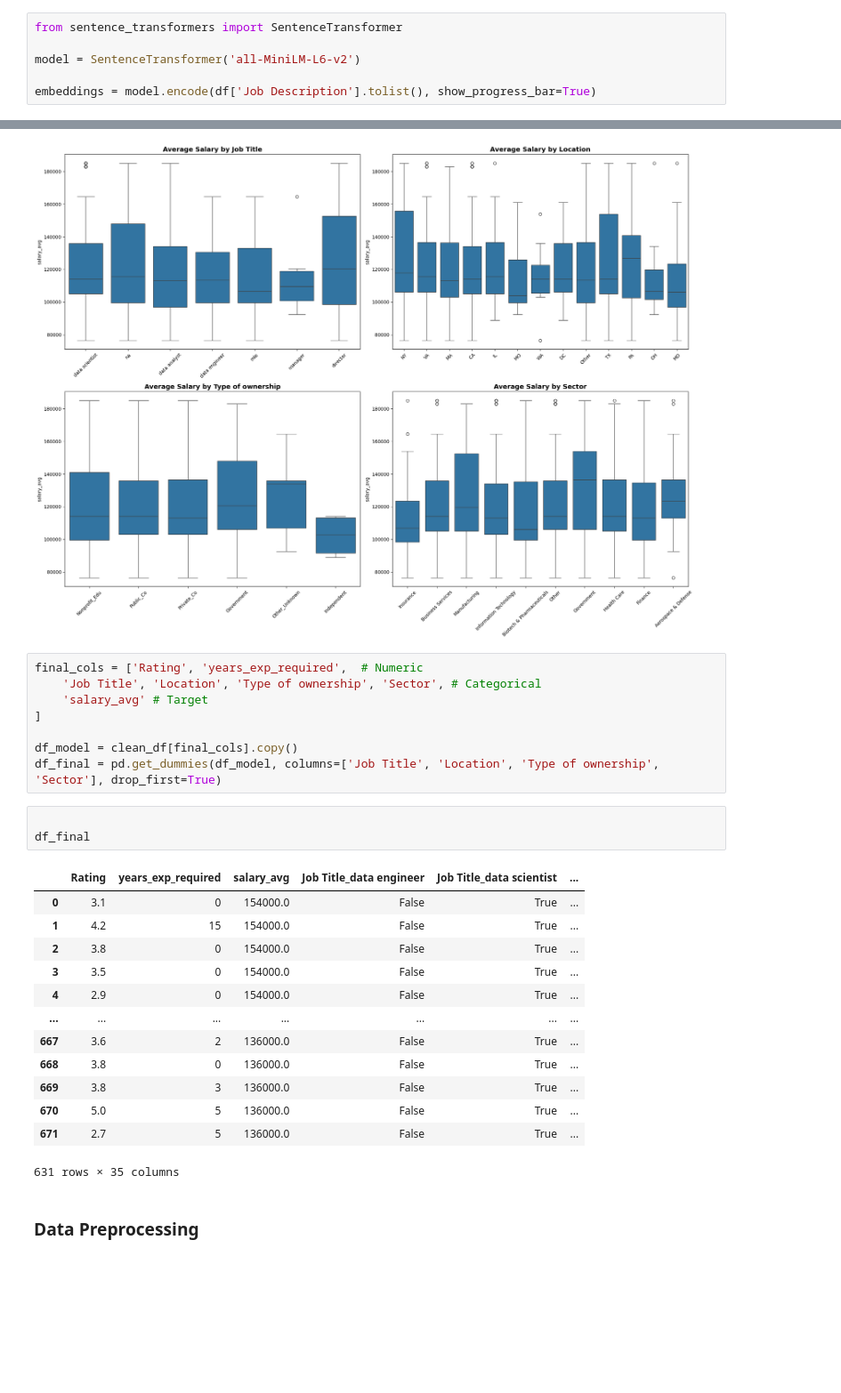
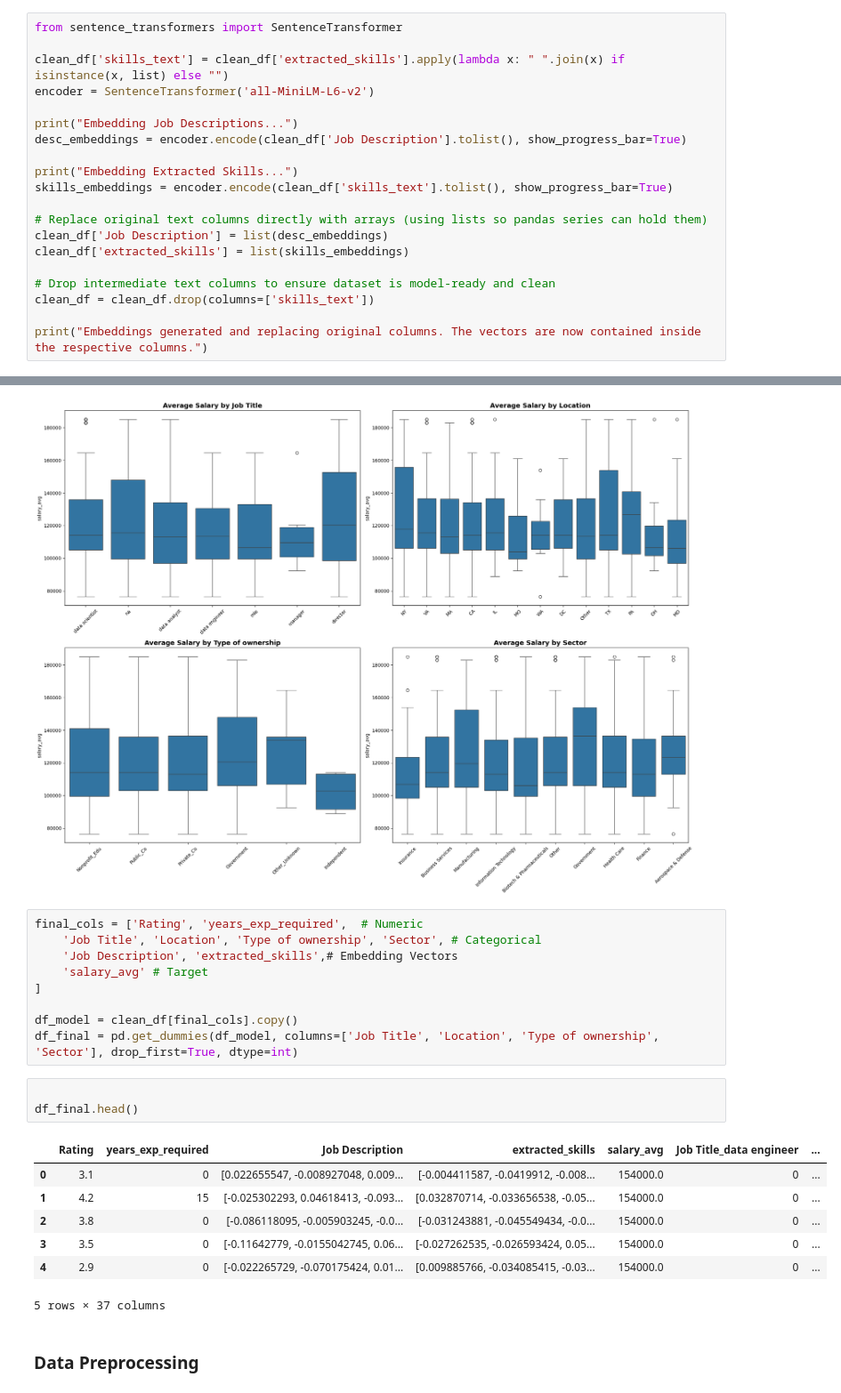
Before and after one commit to codehass/HR-Pulse, a Jupyter notebook: ml/eda.ipynb, the cells around one changed output, grey strips where cells are left out. Shown at 89% size. Saved outputs shown, nothing was run; the diff lists cells and outputs as text; blank space fills up the shorter version.

```diff
--- a/ml/eda.ipynb
+++ b/ml/eda.ipynb
@@ -259,9 +262,23 @@ clean_df['years_exp_required'] = clean_df['Job Description'].apply(get_experienc
 # %%
 from sentence_transformers import SentenceTransformer
 
-model = SentenceTransformer('all-MiniLM-L6-v2')
+clean_df['skills_text'] = clean_df['extracted_skills'].apply(lambda x: " ".join(x) if isinstance(x, list) else "")
+encoder = SentenceTransformer('all-MiniLM-L6-v2')
 
-embeddings = model.encode(df['Job Description'].tolist(), show_progress_bar=True)
+print("Embedding Job Descriptions...")
+desc_embeddings = encoder.encode(clean_df['Job Description'].tolist(), show_progress_bar=True)
+
+print("Embedding Extracted Skills...")
+skills_embeddings = encoder.encode(clean_df['skills_text'].tolist(), show_progress_bar=True)
+
+# Replace original text columns directly with arrays (using lists so pandas series can hold them)
+clean_df['Job Description'] = list(desc_embeddings)
+clean_df['extracted_skills'] = list(skills_embeddings)
+
+# Drop intermediate text columns to ensure dataset is model-ready and clean
+clean_df = clean_df.drop(columns=['skills_text'])
+
+print("Embeddings generated and replacing original columns. The vectors are now contained inside the respective columns.")
 # %% [output]
 BertModel LOAD REPORT from: sentence-transformers/all-MiniLM-L6-v2
 Key                     | Status     |  |
@@ -733,28 +736,23 @@ plt.show()
 # %%
 final_cols = ['Rating', 'years_exp_required',  # Numeric
     'Job Title', 'Location', 'Type of ownership', 'Sector', # Categorical
+    'Job Description', 'extracted_skills',# Embedding Vectors
     'salary_avg' # Target
 ]
 
 df_model = clean_df[final_cols].copy()
-df_final = pd.get_dummies(df_model, columns=['Job Title', 'Location', 'Type of ownership', 'Sector'], drop_first=True)
+df_final = pd.get_dummies(df_model, columns=['Job Title', 'Location', 'Type of ownership', 'Sector'], drop_first=True, dtype=int)
 # %%
 
-df_final
+df_final.head()
 # %% [output]
-|  | Rating | years_exp_required | salary_avg | Job Title_data engineer | Job Title_data scientist | ... |
-| 0 | 3.1 | 0 | 154000.0 | False | True | ... |
-| 1 | 4.2 | 15 | 154000.0 | False | True | ... |
-| 2 | 3.8 | 0 | 154000.0 | False | True | ... |
-| 3 | 3.5 | 0 | 154000.0 | False | True | ... |
-| 4 | 2.9 | 0 | 154000.0 | False | True | ... |
-| ... | ... | ... | ... | ... | ... | ... |
-| 667 | 3.6 | 2 | 136000.0 | False | True | ... |
-| 668 | 3.8 | 0 | 136000.0 | False | True | ... |
-| 669 | 3.8 | 3 | 136000.0 | False | True | ... |
-| 670 | 5.0 | 5 | 136000.0 | False | True | ... |
-| 671 | 2.7 | 5 | 136000.0 | False | True | ... |
+|  | Rating | years_exp_required | Job Description | extracted_skills | salary_avg | Job Title_data engineer | ... |
+| 0 | 3.1 | 0 | [0.022655547, -0.008927048, 0.009... | [-0.004411587, -0.0419912, -0.008... | 154000.0 | 0 | ... |
+| 1 | 4.2 | 15 | [-0.025302293, 0.04618413, -0.093... | [0.032870714, -0.033656538, -0.05... | 154000.0 | 0 | ... |
+| 2 | 3.8 | 0 | [-0.086118095, -0.005903245, -0.0... | [-0.031243881, -0.045549434, -0.0... | 154000.0 | 0 | ... |
+| 3 | 3.5 | 0 | [-0.11642779, -0.0155042745, 0.06... | [-0.027262535, -0.026593424, 0.05... | 154000.0 | 0 | ... |
+| 4 | 2.9 | 0 | [-0.022265729, -0.070175424, 0.01... | [0.009885766, -0.034085415, -0.03... | 154000.0 | 0 | ... |
-631 rows × 35 columns
+5 rows × 37 columns
 # %% [markdown]
 ### Data Preprocessing
 # %%
```
Also changed, not shown: parts of 15 cells of this notebook.
